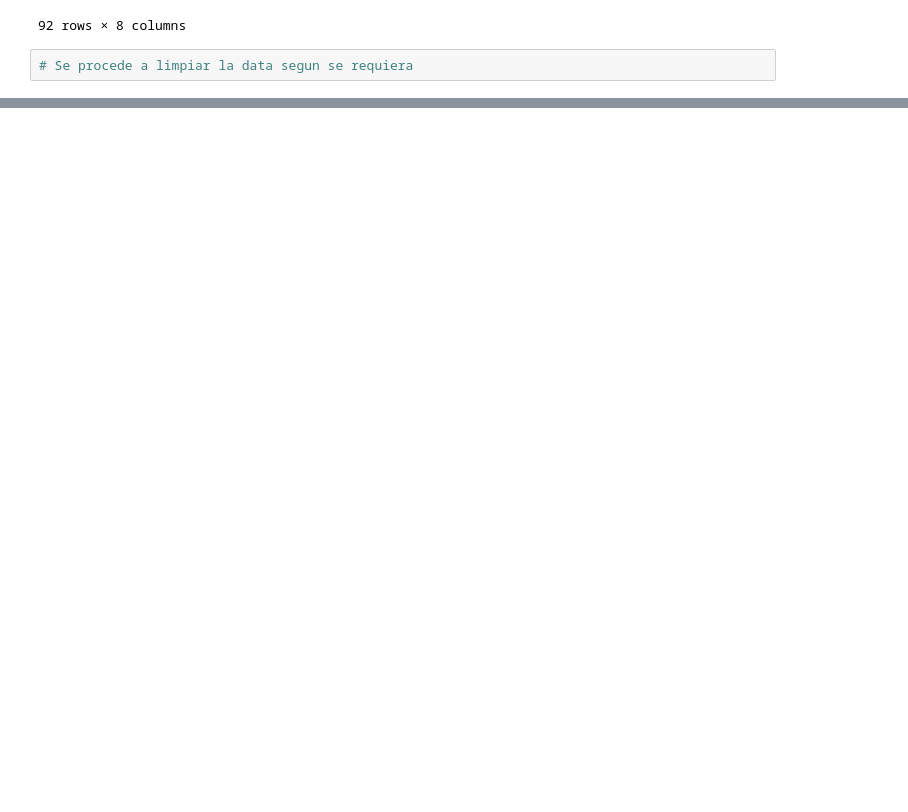
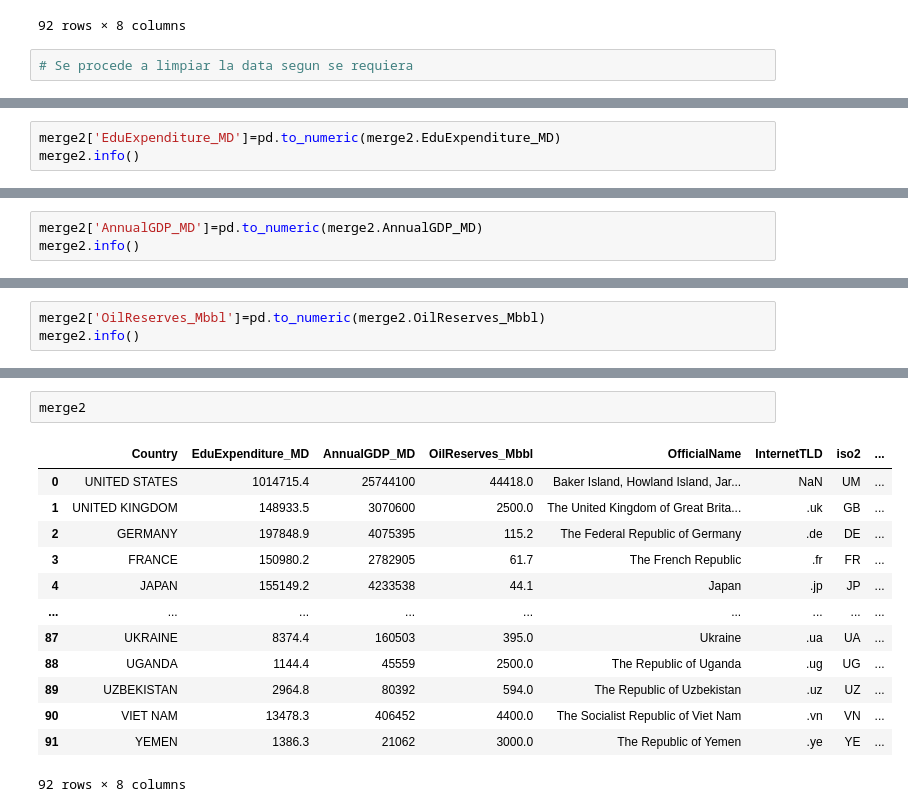
Before and after one commit to Clases-y-Evaluaciones-DelaCruz-Diana/Evaluation1-DelaCruz, a Jupyter notebook: index.ipynb, the cells around one changed output, grey strips where cells are left out. Cells and saved outputs as stored; diff of their text form; blank space fills up the shorter version.

```diff
--- a/index.ipynb
+++ b/index.ipynb
@@ -421,3 +423,6 @@ merge2
 | 90 | VIET NAM | 13478.30 | 406452 | 4400.00 | The Socialist Republic of Viet Nam | .vn | VN | ... |
 | 91 | YEMEN | 1386.30 | 21062 | 3000.00 | The Republic of Yemen | .ye | YE | ... |
 92 rows × 8 columns
+# %%
+merge2['EduExpenditure_MD']=pd.to_numeric(merge2.EduExpenditure_MD)
+merge2.info()
@@ -423,0 +445,3 @@ merge2
+# %%
+merge2['AnnualGDP_MD']=pd.to_numeric(merge2.AnnualGDP_MD)
+merge2.info()
@@ -423,0 +464,3 @@ merge2
+# %%
+merge2['OilReserves_Mbbl']=pd.to_numeric(merge2.OilReserves_Mbbl)
+merge2.info()
@@ -423,0 +483,16 @@ merge2
+# %%
+merge2
+# %% [output]
+|  | Country | EduExpenditure_MD | AnnualGDP_MD | OilReserves_Mbbl | OfficialName | InternetTLD | iso2 | ... |
+| 0 | UNITED STATES | 1014715.4 | 25744100 | 44418.0 | Baker Island, Howland Island, Jar... | NaN | UM | ... |
+| 1 | UNITED KINGDOM | 148933.5 | 3070600 | 2500.0 | The United Kingdom of Great Brita... | .uk | GB | ... |
+| 2 | GERMANY | 197848.9 | 4075395 | 115.2 | The Federal Republic of Germany | .de | DE | ... |
+| 3 | FRANCE | 150980.2 | 2782905 | 61.7 | The French Republic | .fr | FR | ... |
+| 4 | JAPAN | 155149.2 | 4233538 | 44.1 | Japan | .jp | JP | ... |
+| ... | ... | ... | ... | ... | ... | ... | ... | ... |
+| 87 | UKRAINE | 8374.4 | 160503 | 395.0 | Ukraine | .ua | UA | ... |
+| 88 | UGANDA | 1144.4 | 45559 | 2500.0 | The Republic of Uganda | .ug | UG | ... |
+| 89 | UZBEKISTAN | 2964.8 | 80392 | 594.0 | The Republic of Uzbekistan | .uz | UZ | ... |
+| 90 | VIET NAM | 13478.3 | 406452 | 4400.0 | The Socialist Republic of Viet Nam | .vn | VN | ... |
+| 91 | YEMEN | 1386.3 | 21062 | 3000.0 | The Republic of Yemen | .ye | YE | ... |
+92 rows × 8 columns
```
Also changed, not shown: parts of 14 cells of this notebook, 1 other file.
